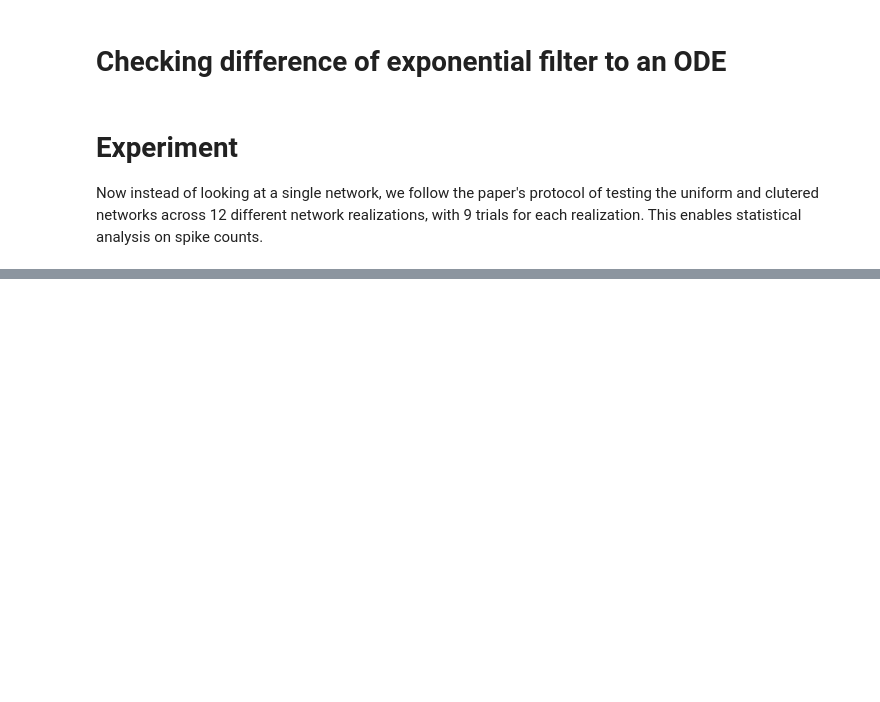
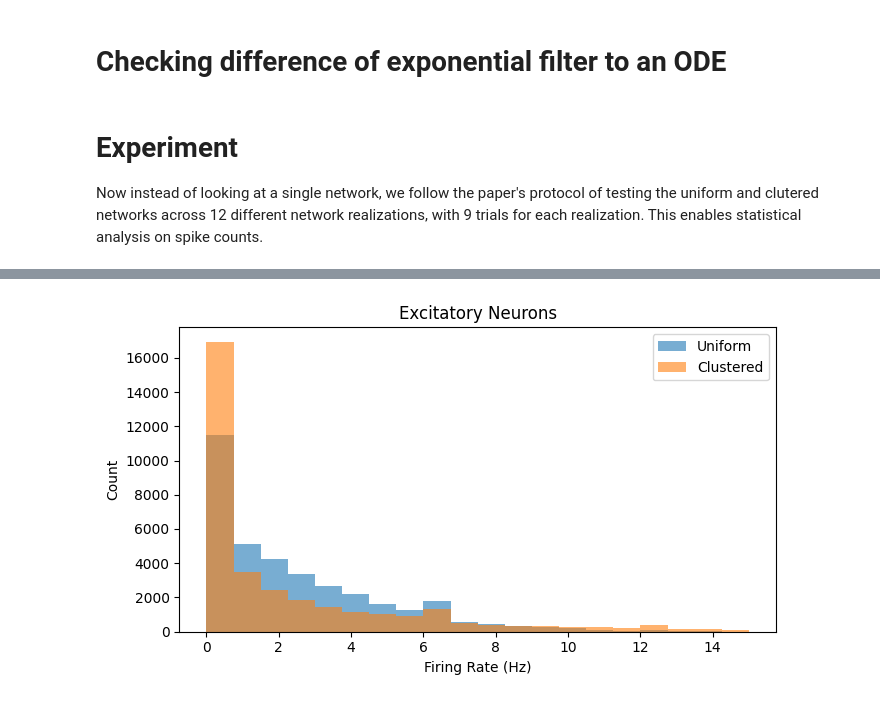
Before and after one commit to arjunpur/clustered-networks, a Jupyter notebook: base_model_arj.ipynb, the cells around one changed output, grey strips where cells are left out. Drawn from its saved outputs; the diff is of its cells as text; code cells hidden in the pictures; blank space fills up the shorter version.

```diff
--- a/base_model_arj.ipynb
+++ b/base_model_arj.ipynb
@@ -391,9 +538,9 @@ class Experiment:
 # %%
 # Run experiment with fewer realizations/trials for testing
 e = Experiment(
-    realizations=2,
-    trials=3,
-    model_params=ModelParams(duration=1.7*second),
-    cluster_params=ClusterParams(enabled=True, R_ee=2.5),
+    realizations=1,
+    trials=9,
+    model_params=ModelParams(duration=3*second),
+    cluster_params=ClusterParams(enabled=True, R_ee=2.3),
 )
 e.run()
@@ -422,3 +590,19 @@ print(f"Mean Fano Factor (Clustered): {clustered_mean:.3f}")
+# %%
+# Can also plot just excitatory or inhibitory neurons
+fig, axes = plt.subplots(1, 1, figsize=(7, 4))
+
+uniform_e, clustered_e = e.get_firing_rates('excitatory')
+axes.hist(uniform_e, bins=20, range=(0, 15), alpha=0.6, label='Uniform')
+axes.hist(clustered_e, bins=20, range=(0, 15), alpha=0.6, label='Clustered')
+axes.set_xlabel('Firing Rate (Hz)')
+axes.set_ylabel('Count')
+axes.set_title('Excitatory Neurons')
+axes.legend()
+
+plt.tight_layout()
+plt.show()
+# %% [output]
+[figure, added]
 # %%
 # Plot correlation coefficient distributions
 fig, axes = plt.subplots(1, 2, figsize=(12, 5))
```
Also changed, not shown: parts of 15 cells of this notebook, 2 other files.
